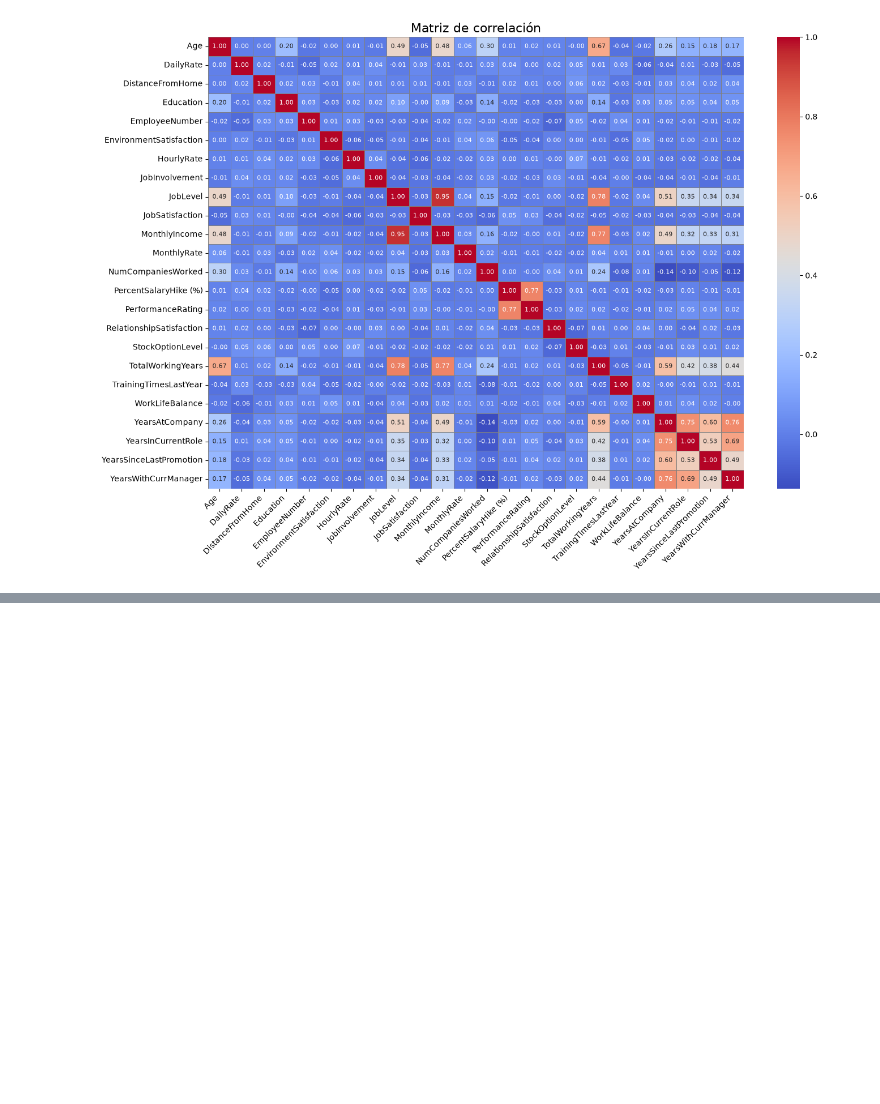
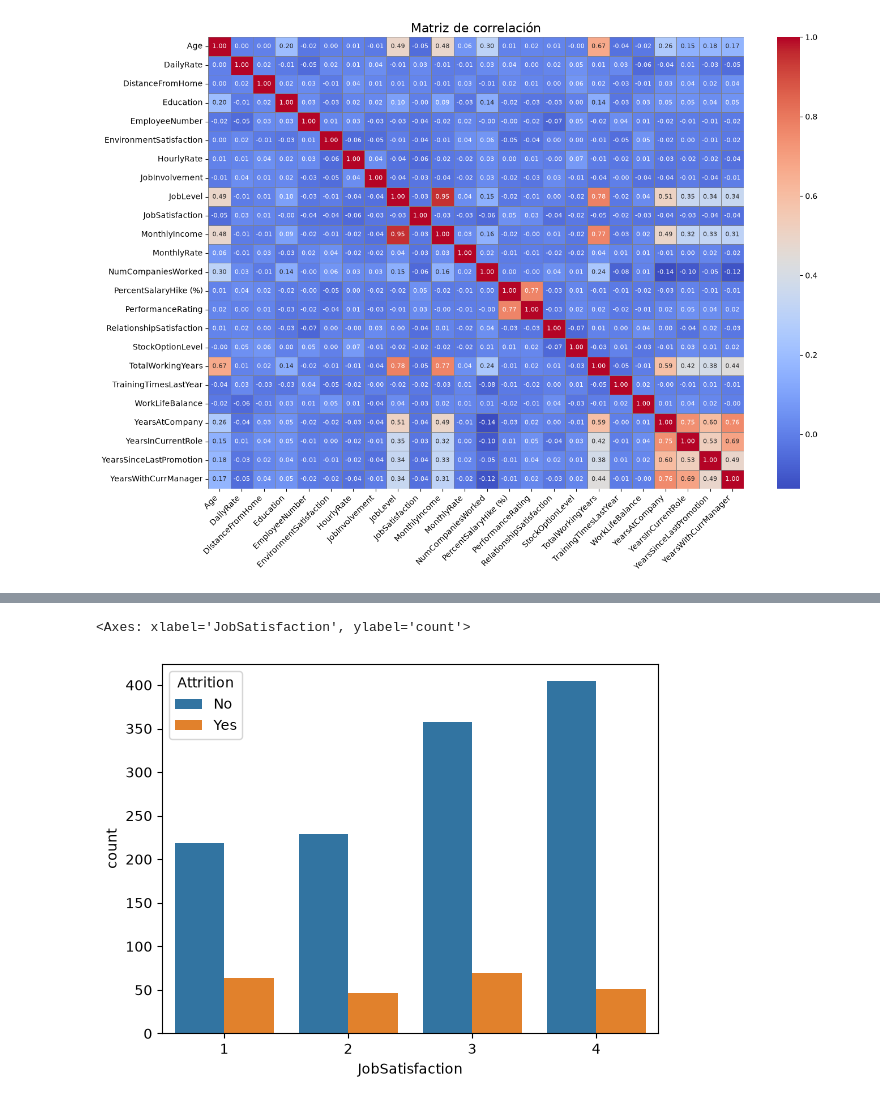
Before and after one commit to Adalab/proyecto-da-promo-67-modulo-3-team-3, a Jupyter notebook: proyecto.ipynb, the cells around one changed output, grey strips where cells are left out. Saved outputs shown, nothing was run; the diff lists cells and outputs as text; code cells hidden in the pictures; blank space fills up the shorter version.

```diff
--- a/proyecto.ipynb
+++ b/proyecto.ipynb
@@ -488,0 +599,9 @@ plt.tight_layout()
+# %%
+sns.countplot(
+    data=df,
+    x="JobSatisfaction",
+    hue="Attrition"
+)
+# %% [output]
+<Axes: xlabel='JobSatisfaction', ylabel='count'>
+[figure, added]
```
Also changed, not shown: parts of 72 cells of this notebook.
